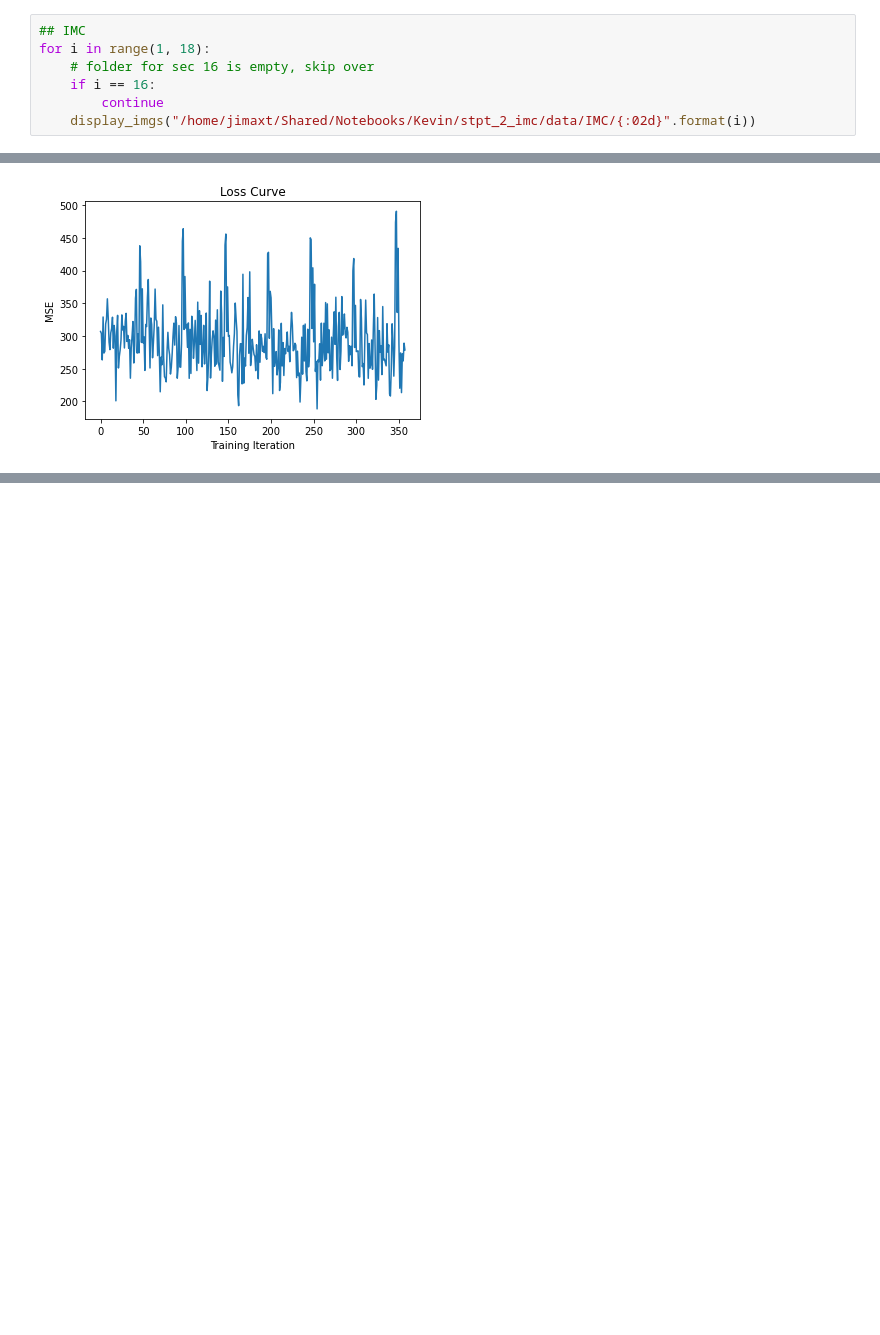
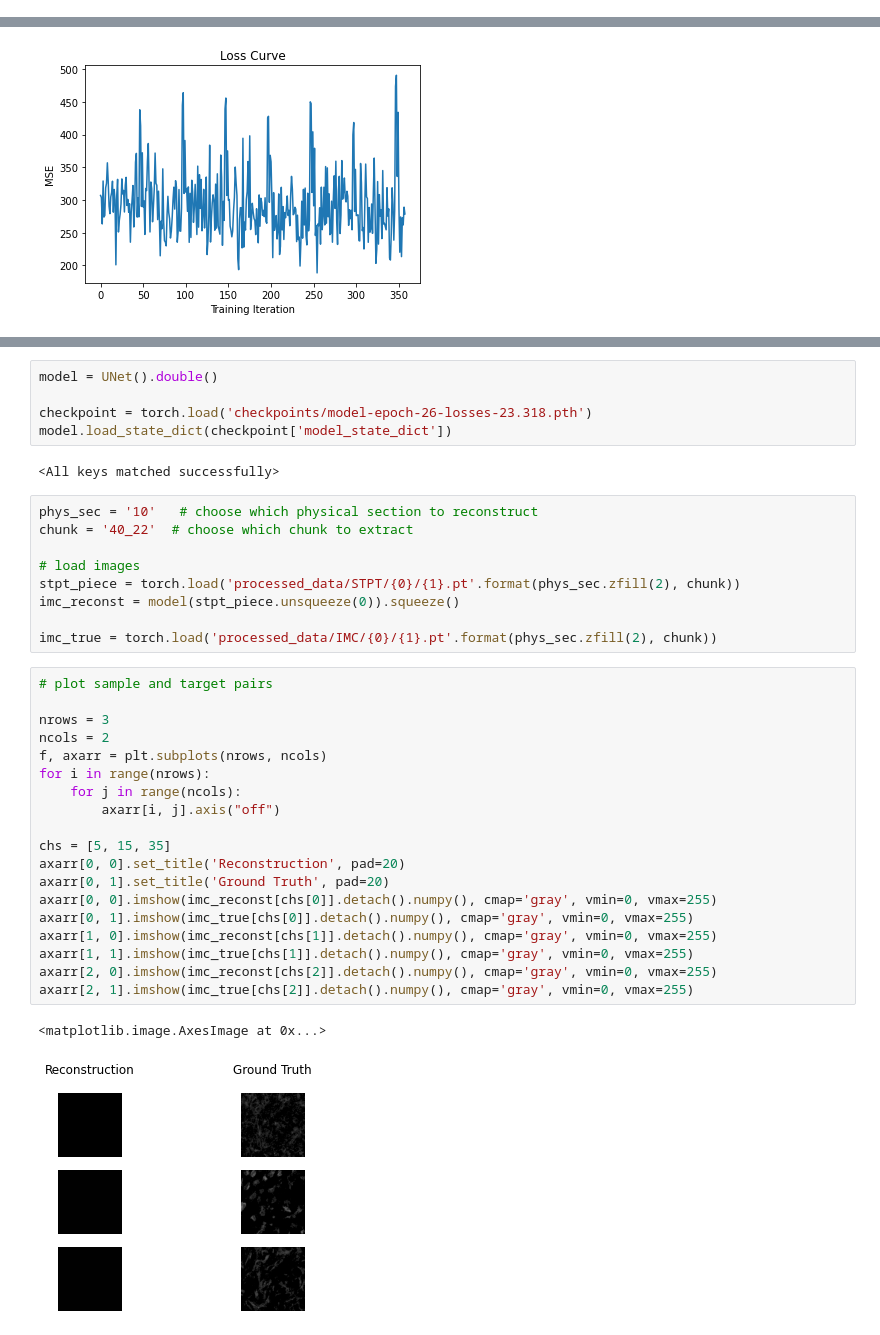
Before and after one commit to keviny2/stpt2imc, a Jupyter notebook: src/sandbox.ipynb, the cells around one changed output, grey strips where cells are left out. Saved outputs shown, nothing was run; the diff lists cells and outputs as text; blank space fills up the shorter version.

Commit message:
cleanup; deleted models ipython notebooks

```diff
--- a/src/sandbox.ipynb
+++ b/src/sandbox.ipynb
@@ -66,7 +0,0 @@ GridBox(children=(Image(value=b'\x89PNG\r\n\x1a\n\x00\x00\x00\rIHDR\x00\x00\x01\
-# %%
-## IMC
-for i in range(1, 18):
-    # folder for sec 16 is empty, skip over
-    if i == 16:
-        continue
-    display_imgs("/home/jimaxt/Shared/Notebooks/Kevin/stpt_2_imc/data/IMC/{:02d}".format(i))
@@ -189,0 +112,38 @@ plt.savefig('../figures/unet_loss_curve.png')
+# %%
+model = UNet().double()
+
+checkpoint = torch.load('checkpoints/model-epoch-26-losses-23.318.pth')
+model.load_state_dict(checkpoint['model_state_dict'])
+# %% [output]
+<All keys matched successfully>
+# %%
+phys_sec = '10'   # choose which physical section to reconstruct
+chunk = '40_22'  # choose which chunk to extract
+
+# load images
+stpt_piece = torch.load('processed_data/STPT/{0}/{1}.pt'.format(phys_sec.zfill(2), chunk))
+imc_reconst = model(stpt_piece.unsqueeze(0)).squeeze()
+
+imc_true = torch.load('processed_data/IMC/{0}/{1}.pt'.format(phys_sec.zfill(2), chunk))
+# %%
+# plot sample and target pairs
+
+nrows = 3
+ncols = 2
+f, axarr = plt.subplots(nrows, ncols)
+for i in range(nrows):
+    for j in range(ncols):
+        axarr[i, j].axis("off")
+
+chs = [5, 15, 35]
+axarr[0, 0].set_title('Reconstruction', pad=20)
+axarr[0, 1].set_title('Ground Truth', pad=20)
+axarr[0, 0].imshow(imc_reconst[chs[0]].detach().numpy(), cmap='gray', vmin=0, vmax=255)
+axarr[0, 1].imshow(imc_true[chs[0]].detach().numpy(), cmap='gray', vmin=0, vmax=255)
+axarr[1, 0].imshow(imc_reconst[chs[1]].detach().numpy(), cmap='gray', vmin=0, vmax=255)
+axarr[1, 1].imshow(imc_true[chs[1]].detach().numpy(), cmap='gray', vmin=0, vmax=255)
+axarr[2, 0].imshow(imc_reconst[chs[2]].detach().numpy(), cmap='gray', vmin=0, vmax=255)
+axarr[2, 1].imshow(imc_true[chs[2]].detach().numpy(), cmap='gray', vmin=0, vmax=255)
+# %% [output]
+<matplotlib.image.AxesImage at 0x...>
+[figure, added]
```
Also changed, not shown: parts of 20 cells of this notebook, 7 other files.
